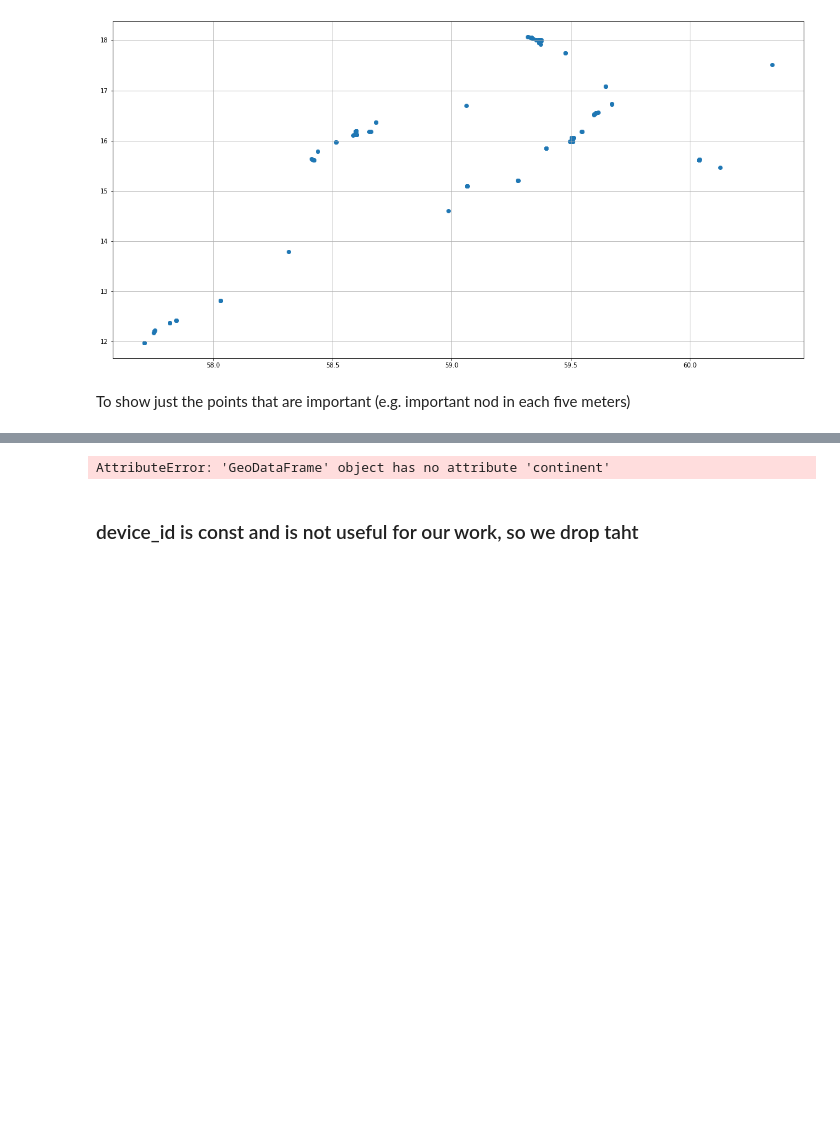
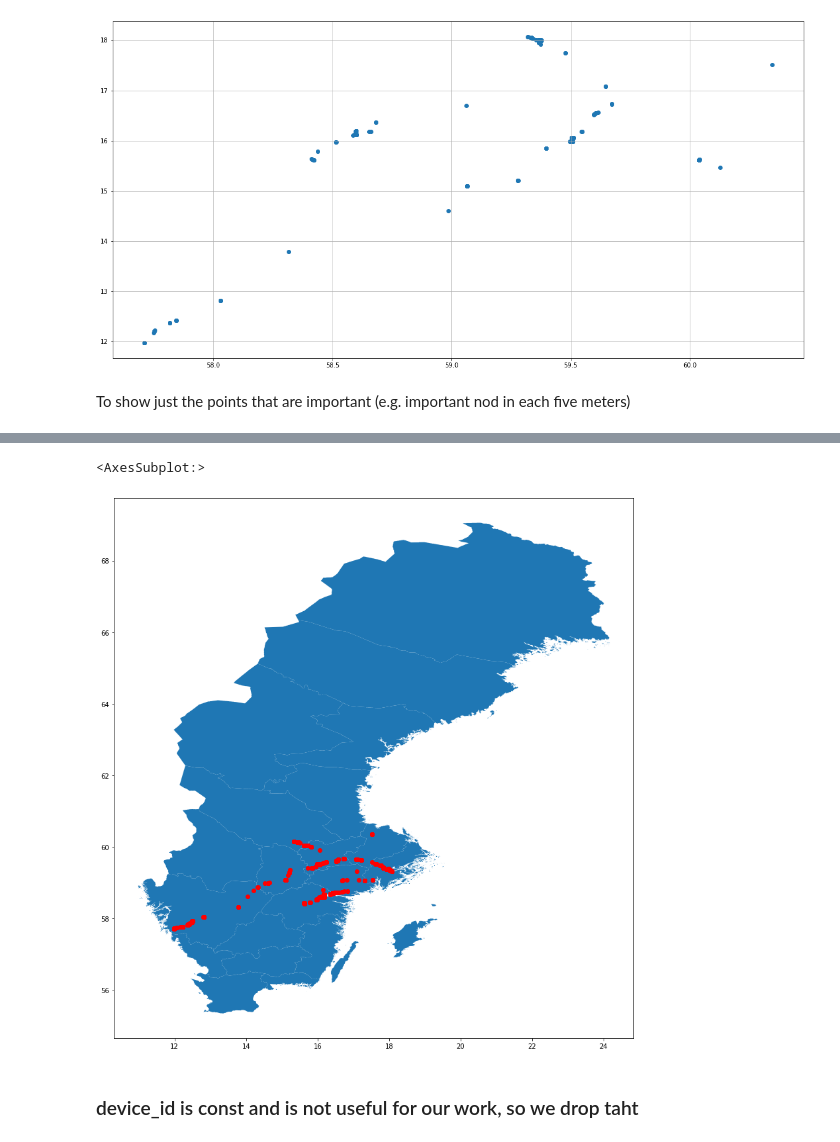
Before and after one commit to OmidSa75/Data_scinece-Smartset-overloads-PoliMI, a Jupyter notebook: main.ipynb, the cells around one changed output, grey strips where cells are left out. Drawn from its saved outputs; the diff is of its cells as text; code cells hidden in the pictures; blank space fills up the shorter version.

```diff
--- a/main.ipynb
+++ b/main.ipynb
@@ -304,20 +320,14 @@ important_nodes_df
 # %%
 import geopandas as gpd
 gdf = gpd.GeoDataFrame(df1, geometry=gpd.points_from_xy(df1.Longitude, df1.Latitude))
 
 
-world = gpd.read_file('gis_map/se_10km.shp')
-
-# We restrict to South America.
-ax = world[world.continent == 'South America'].plot(
-    color='white', edgecolor='black')
-
-# We can now plot our ``GeoDataFrame``.
+sweden_map = gpd.read_file('gis_map/test.shp')
+ax = sweden_map.plot(figsize=(15, 15))
 gdf.plot(ax=ax, color='red')
-
-plt.show()
 # %% [output]
-AttributeError: 'GeoDataFrame' object has no attribute 'continent'
+<AxesSubplot:>
+[figure, added]
 # %% [markdown]
 ### device_id is const and is not useful for our work, so we drop taht
 # %%
```
Also changed, not shown: parts of 3 cells of this notebook, 10 other files.
